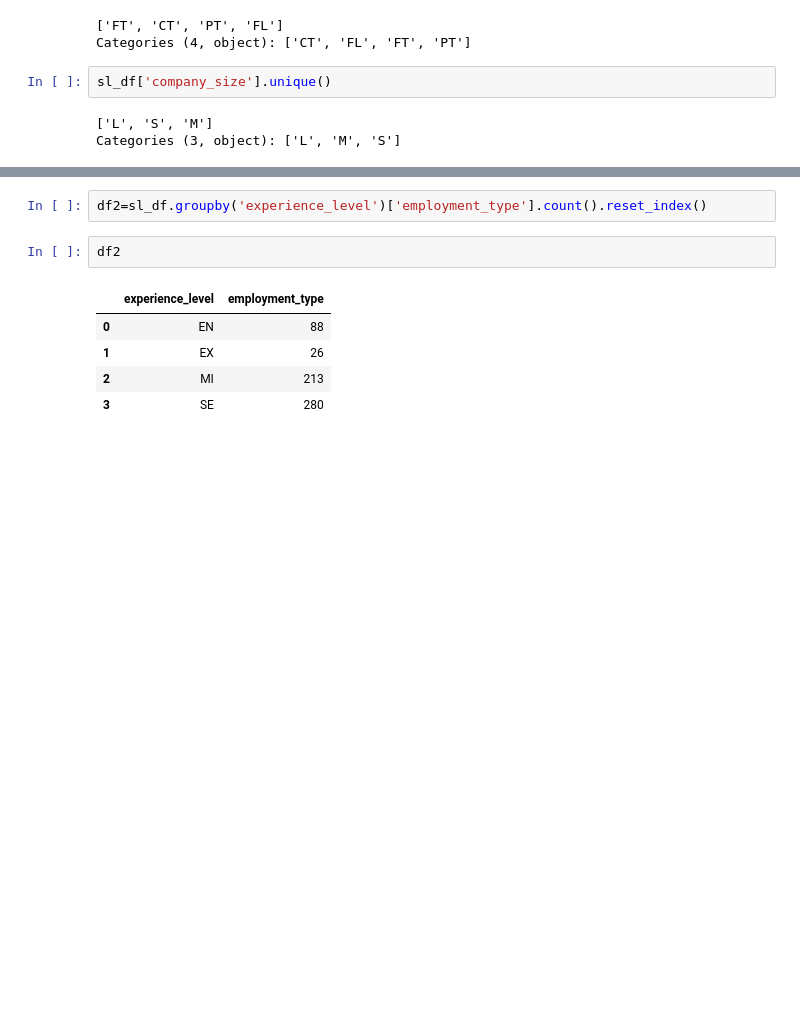
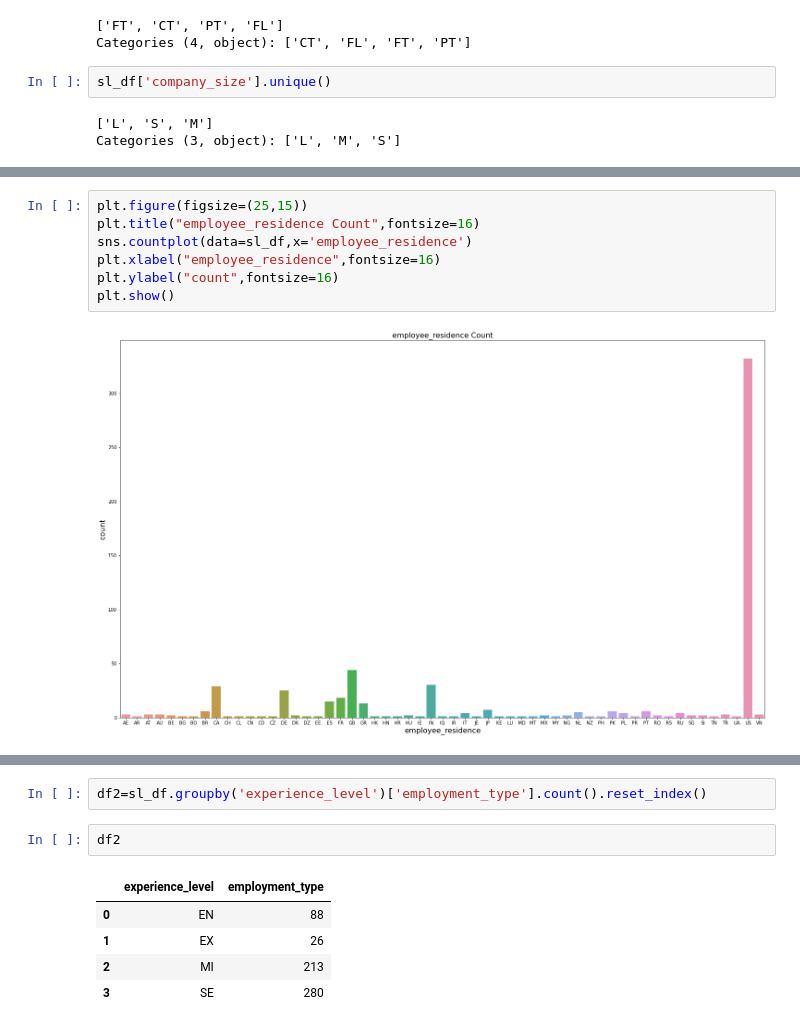
Before and after one commit to Navjotkhatri/Data-Scientist-Salary-Analysis, a Jupyter notebook: Data_Scientist_worldwide_Salary_Analysis.ipynb, the cells around one changed output, grey strips where cells are left out. Cells and saved outputs as stored; diff of their text form; blank space fills up the shorter version.

```diff
--- a/Data_Scientist_worldwide_Salary_Analysis.ipynb
+++ b/Data_Scientist_worldwide_Salary_Analysis.ipynb
@@ -295,0 +296,9 @@ plt.show()
+# %%
+plt.figure(figsize=(25,15))
+plt.title("employee_residence Count",fontsize=16)
+sns.countplot(data=sl_df,x='employee_residence')
+plt.xlabel("employee_residence",fontsize=16)
+plt.ylabel("count",fontsize=16)
+plt.show()
+# %% [output]
+[figure, added]
```
Also changed, not shown: parts of 26 cells of this notebook.
